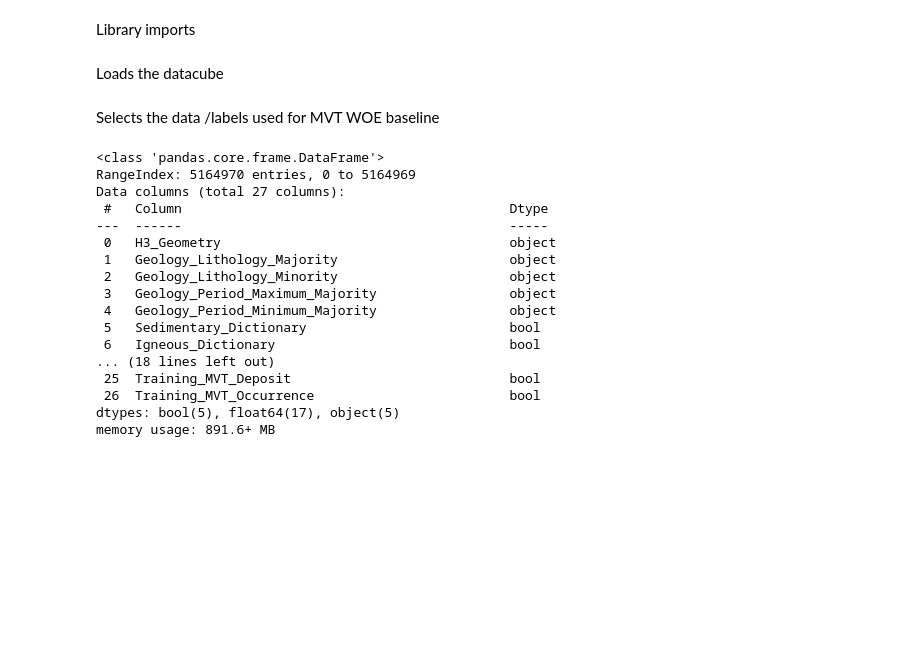
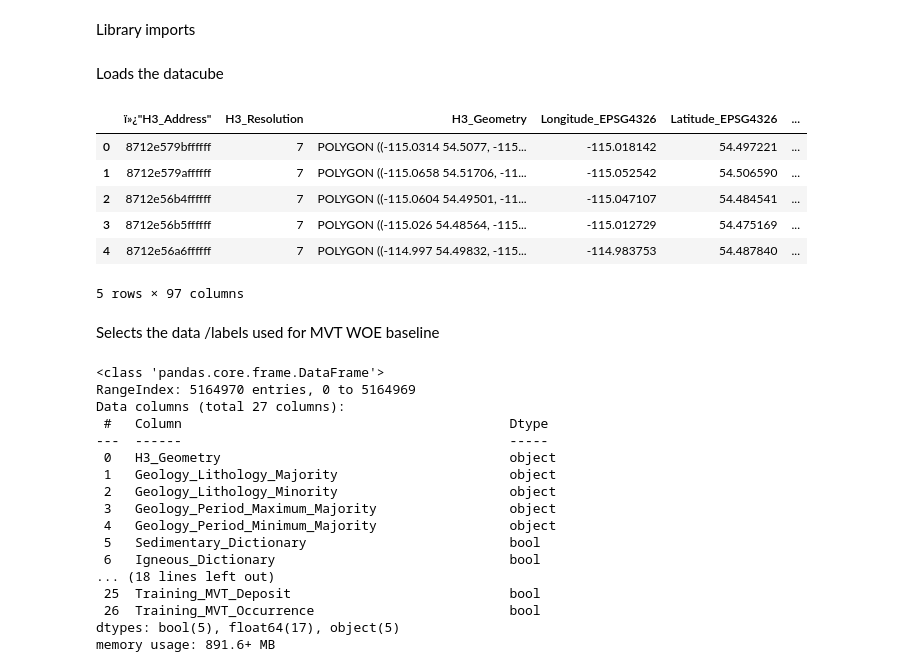
Before and after one commit to DARPA-CRITICALMAAS/sri-ta3-baselines, a Jupyter notebook: MVT_Deposit_GBM_preferred.ipynb, the cells around one changed output. Cells and saved outputs as stored; diff of their text form; code cells hidden in the pictures; blank space fills up the shorter version.

```diff
--- a/MVT_Deposit_GBM_preferred.ipynb
+++ b/MVT_Deposit_GBM_preferred.ipynb
@@ -11,7 +15,15 @@ import utilities as utils
 Loads the datacube
 # %%
 data = utils.load_dataset()
-# data.head()
+data.head()
+# %% [output]
+|  | ï»¿"H3_Address" | H3_Resolution | H3_Geometry | Longitude_EPSG4326 | Latitude_EPSG4326 | ... |
+| 0 | 8712e579bffffff | 7 | POLYGON ((-115.0314 54.5077, -115... | -115.018142 | 54.497221 | ... |
+| 1 | 8712e579affffff | 7 | POLYGON ((-115.0658 54.51706, -11... | -115.052542 | 54.506590 | ... |
+| 2 | 8712e56b4ffffff | 7 | POLYGON ((-115.0604 54.49501, -11... | -115.047107 | 54.484541 | ... |
+| 3 | 8712e56b5ffffff | 7 | POLYGON ((-115.026 54.48564, -115... | -115.012729 | 54.475169 | ... |
+| 4 | 8712e56a6ffffff | 7 | POLYGON ((-114.997 54.49832, -115... | -114.983753 | 54.487840 | ... |
+5 rows × 97 columns
 # %%
 # modifies presence / absence columns to boolean - geology properties
 data["Geology_Dictionary_Alkalic"] = data["Geology_Dictionary_Alkalic"].apply(lambda x: True if x == "Present" else False)
```
Also changed, not shown: parts of 27 cells of this notebook, 1 other file.
